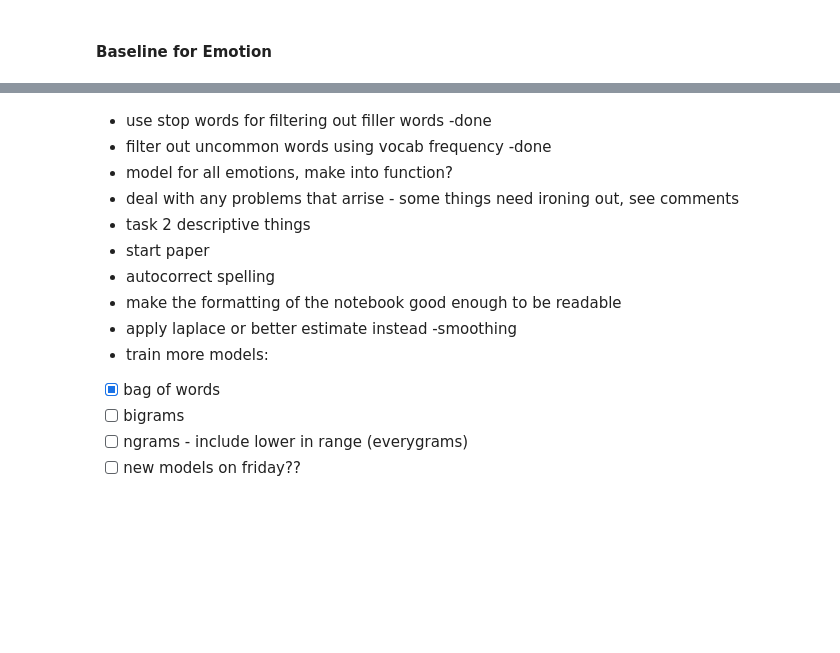
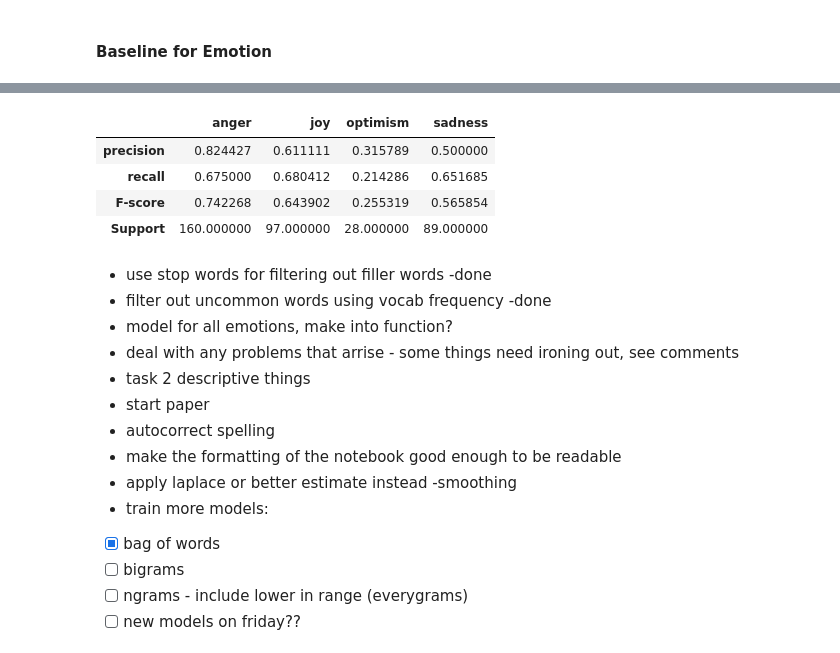
Before and after one commit to jonas-mika/twitter-hatespeech-detection, a Jupyter notebook: notebooks/project4.ipynb, the cells around one changed output, grey strips where cells are left out. Cells and saved outputs as stored; diff of their text form; code cells hidden in the pictures; blank space fills up the shorter version.

```diff
--- a/notebooks/project4.ipynb
+++ b/notebooks/project4.ipynb
@@ -902,3 +953,11 @@ plot_accuracy(100,"emotion",baseline)
+# %%
+model_prf_score("emotion",1,baseline)
+# %% [output]
+|  | anger | joy | optimism | sadness |
+| precision | 0.824427 | 0.611111 | 0.315789 | 0.500000 |
+| recall | 0.675000 | 0.680412 | 0.214286 | 0.651685 |
+| F-score | 0.742268 | 0.643902 | 0.255319 | 0.565854 |
+| Support | 160.000000 | 97.000000 | 28.000000 | 89.000000 |
 # %% [markdown]
 * use stop words for filtering out filler words -done
 * filter out uncommon words using vocab frequency -done
```
Also changed, not shown: parts of 13 cells of this notebook.
